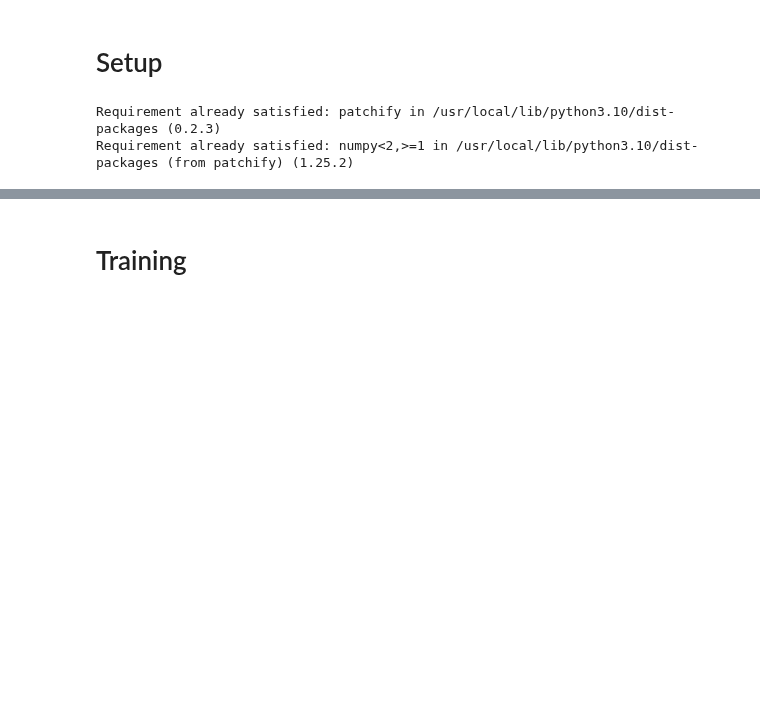
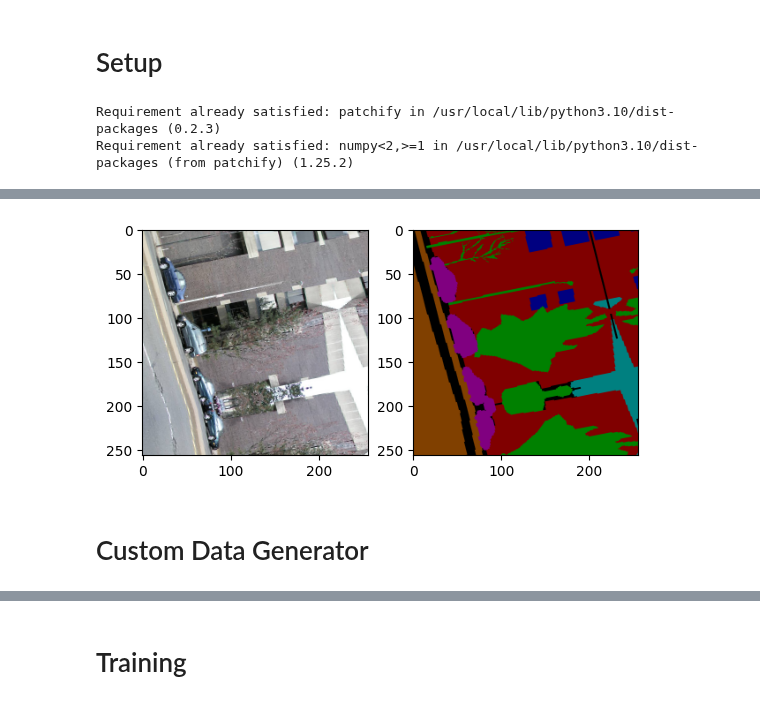
Before and after one commit to ebylmz/architectural-style-classification, a Jupyter notebook: notebooks/classify_arch_semantic_segmentation.ipynb, the cells around one changed output, grey strips where cells are left out. Drawn from its saved outputs; the diff is of its cells as text; code cells hidden in the pictures; blank space fills up the shorter version.

Commit message:
data loading pipeline

```diff
--- a/notebooks/classify_arch_semantic_segmentation.ipynb
+++ b/notebooks/classify_arch_semantic_segmentation.ipynb
@@ -141,6 +36,7 @@ patch_size = 256
 image_dataset = []
 
 count = 0
+max_count = 500
 
 for path, subdirs, files in os.walk(root_directory):
     #print(path)
@@ -149,12 +45,17 @@ for path, subdirs, files in os.walk(root_directory):
         images = sorted(os.listdir(path))  #List of all image names in this subdirectory
         for i, image_name in enumerate(images):
             if image_name.endswith(".jpg"):   #Only read jpg images...
+
+                if count == max_count:
+                    break
+                else:
+                    count += 1
                 image = cv2.imread(f"{path}/{image_name}", 1)  #Read each image as BGR
                 SIZE_X = (image.shape[1]//patch_size)*patch_size #Nearest size divisible by our patch size
                 SIZE_Y = (image.shape[0]//patch_size)*patch_size #Nearest size divisible by our patch size
                 image = Image.fromarray(image)
                 image = image.crop((0 ,0, SIZE_X, SIZE_Y))  #Crop from top left corner
-                image = image.resize((SIZE_X, SIZE_Y))  #Try not to resize for semantic segmentation
+                # image = image.resize((SIZE_X, SIZE_Y))  #Try not to resize for semantic segmentation
                 image = np.array(image)
 
                 #Extract patches from each image
@@ -186,13 +87,19 @@ for path, subdirs, files in os.walk(root_directory):
         masks = sorted(os.listdir(path))  #List of all image names in this subdirectory
         for i, mask_name in enumerate(masks):
             if mask_name.endswith(".png"):   #Only read png images... (masks in this dataset)
+
+                if count == max_count:
+                    break
+                else:
+                    count += 1
+
                 mask = cv2.imread(f"{path}/{mask_name}", 1)  #Read each image as Grey (or color but remember to map each color to an integer)
                 mask = cv2.cvtColor(mask,cv2.COLOR_BGR2RGB)
                 SIZE_X = (mask.shape[1]//patch_size)*patch_size #Nearest size divisible by our patch size
                 SIZE_Y = (mask.shape[0]//patch_size)*patch_size #Nearest size divisible by our patch size
                 mask = Image.fromarray(mask)
                 mask = mask.crop((0 ,0, SIZE_X, SIZE_Y))  #Crop from top left corner
-                mask = mask.resize((SIZE_X, SIZE_Y))  #Try not to resize for semantic segmentation
+                # mask = mask.resize((SIZE_X, SIZE_Y))  #Try not to resize for semantic segmentation
                 mask = np.array(mask)
 
                 print("Now patchifying mask:", f"{path}/{mask_name}")
@@ -205,3 +112,6 @@ for path, subdirs, files in os.walk(root_directory):
                         #single_patch_img = (single_patch_img.astype('float32')) / 255. #No need to scale masks, but you can do it if you want
                         single_patch_mask = single_patch_mask[0] #Drop the extra unecessary dimension that patchify adds.
                         mask_dataset.append(single_patch_mask)
+
+image_dataset = np.array(image_dataset)
+mask_dataset = np.array(mask_dataset)
@@ -288,0 +236,18 @@ X_train, X_test, y_train, y_test = train_test_split(image_dataset, labels_cat, t
+# %%
+# In many cases, such as when you're working with grayscale images or when you want to focus on a specific channel of a color image, you might only be interested in one of the channels. In such cases, you can use indexing like [:,:,0] to select that particular channel.
+x = image_generator.next()
+y = mask_generator.next()
+
+for i in range(0, 1):
+    image = x[i]
+    mask = y[i]
+
+    plt.subplot(1,2,1)
+    plt.imshow(image)
+    plt.subplot(1,2,2)
+    plt.imshow(mask)
+    plt.show()
+# %% [output]
+[figure, added]
+# %% [markdown]
+# Custom Data Generator
```
Also changed, not shown: parts of 33 cells of this notebook.
